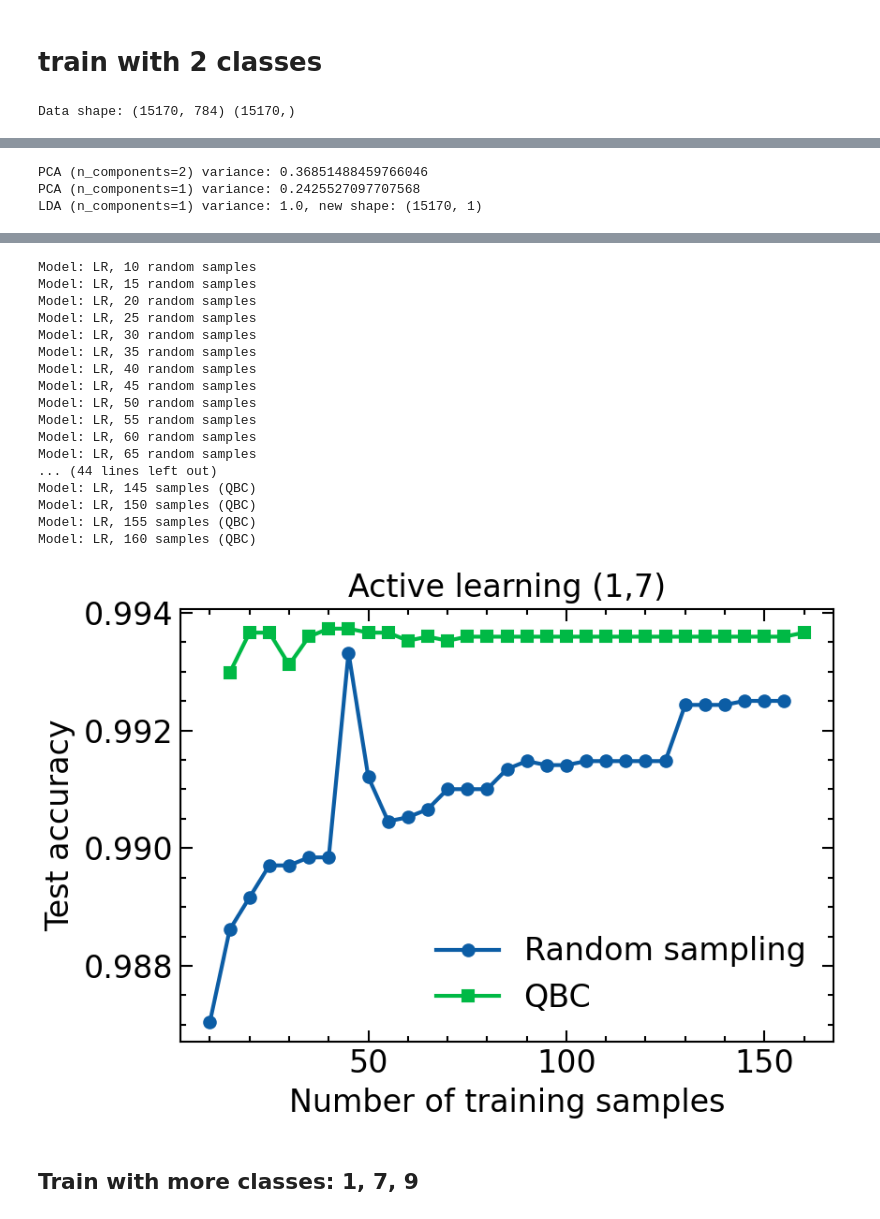
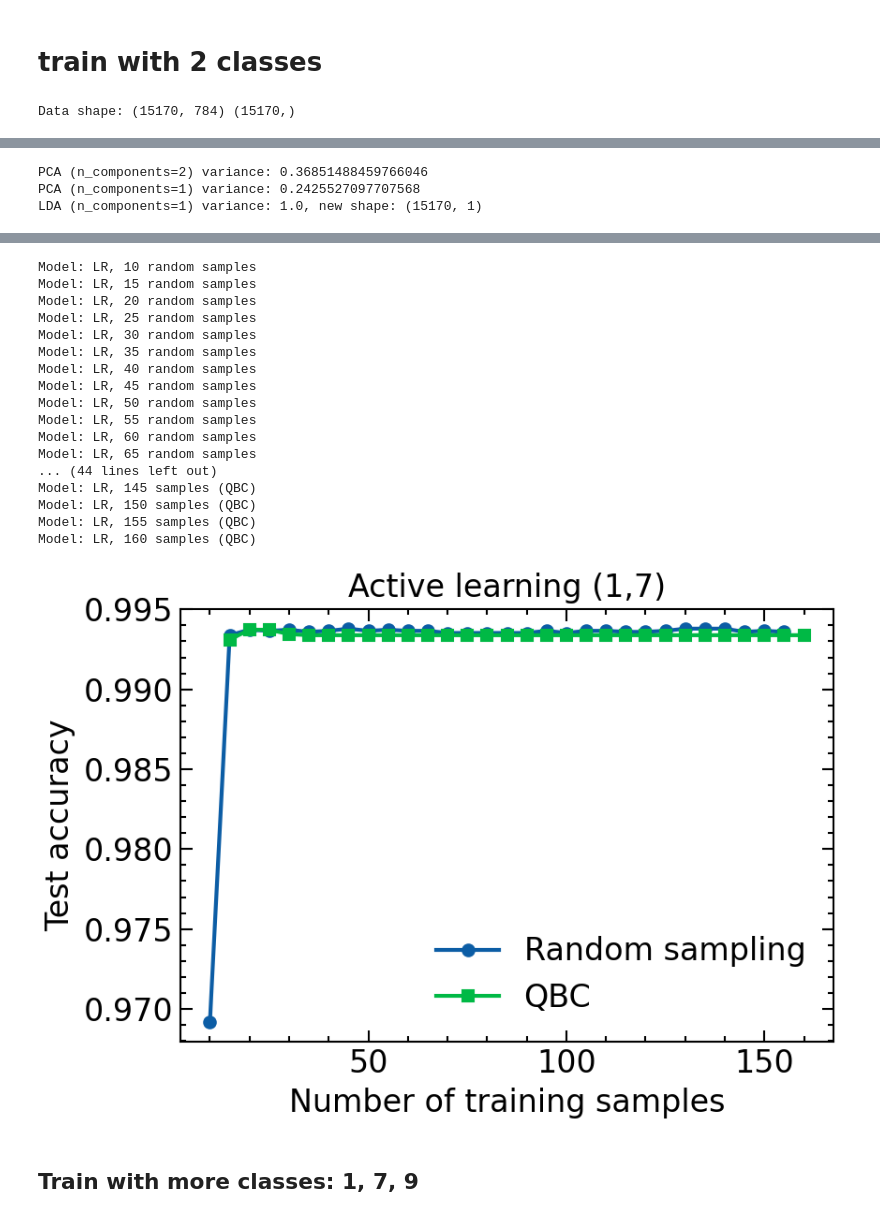
Before and after one commit to amapy-00/miniproject_2_02463, a Jupyter notebook: main.ipynb, the cells around one changed output, grey strips where cells are left out. Drawn from its saved outputs; the diff is of its cells as text; code cells hidden in the pictures.

Commit message:
Refactor QBC simulation to use committee_size parameter for consistency

```diff
--- a/main.ipynb
+++ b/main.ipynb
@@ -5,33 +5,33 @@ from main import *
 # %% [markdown]
 # train with 2 classes
 # %%
-exp1_params = {'initial_samples': 10, 'added_samples': 5, 'num_iterations': 30}
+exp1_params = {'initial_samples': 10, 'added_samples': 5, 'num_iterations': 30, 'committee_size': 20}
 run_experiment("1,7", lda_dims=1, active_params=exp1_params, legend_labels=('Random sampling', 'QBC'))
 # %% [output]
 Data shape: (15170, 784) (15170,)
 [figure]
 PCA (n_components=2) variance: 0.36851488459766046
 PCA (n_components=1) variance: 0.2425527097707568
 LDA (n_components=1) variance: 1.0, new shape: (15170, 1)
 [figure]
 Model: LR, 10 random samples
 Model: LR, 15 random samples
 Model: LR, 20 random samples
 Model: LR, 25 random samples
 Model: LR, 30 random samples
 Model: LR, 35 random samples
 Model: LR, 40 random samples
 Model: LR, 45 random samples
 Model: LR, 50 random samples
 Model: LR, 55 random samples
 Model: LR, 60 random samples
 Model: LR, 65 random samples
 ... (44 lines left out)
 Model: LR, 145 samples (QBC)
 Model: LR, 150 samples (QBC)
 Model: LR, 155 samples (QBC)
 Model: LR, 160 samples (QBC)
-[figure, old version]
+[figure, new version]
 # %% [markdown]
 ## Train with more classes: 1, 7, 9
 # %%
```
Also changed, not shown: parts of 2 cells of this notebook, 1 other file.
